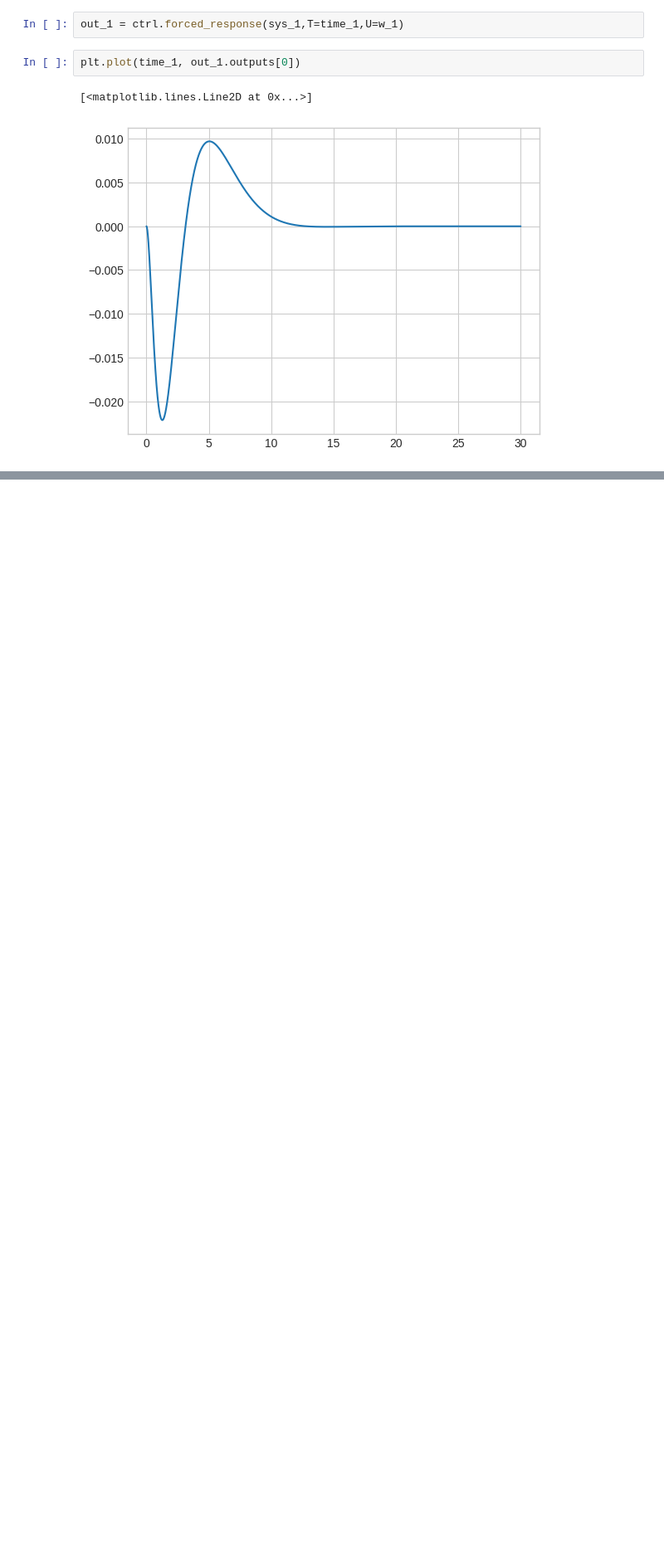
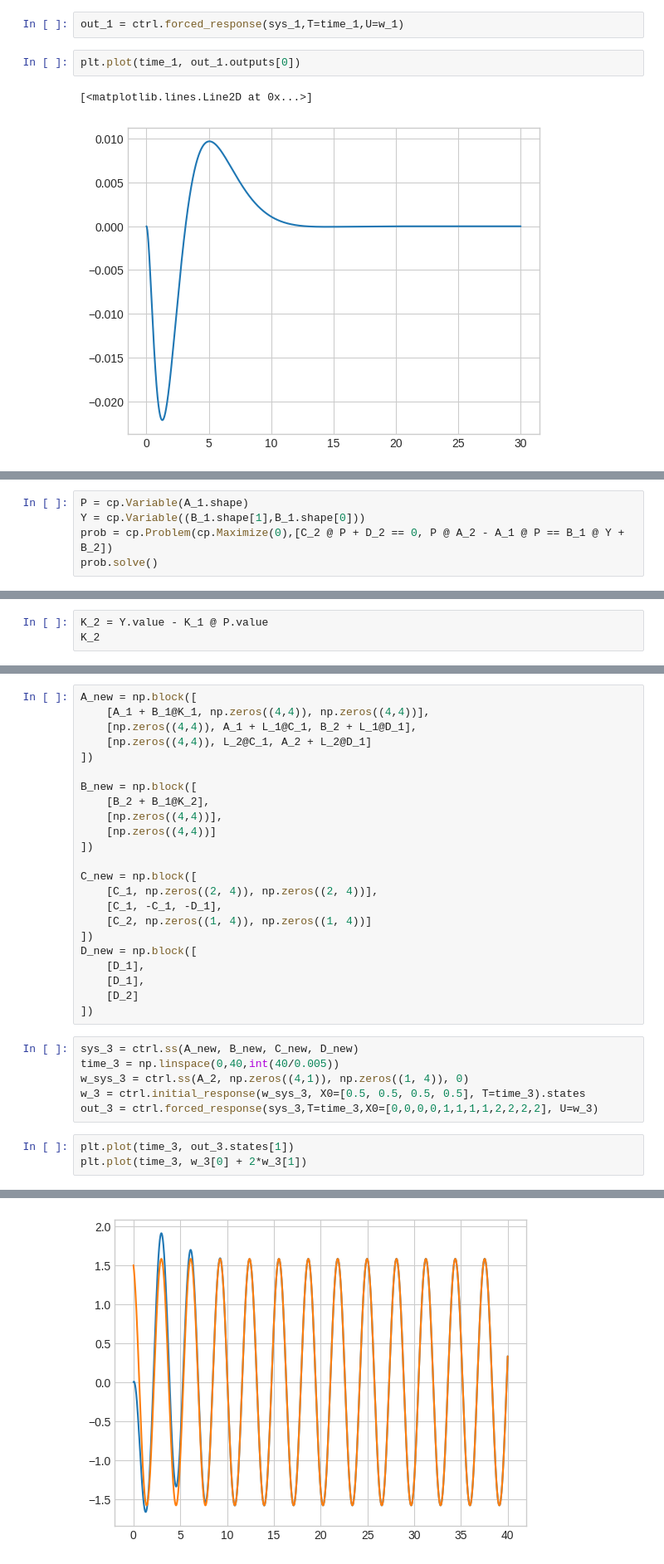
Before and after one commit to diuzhevVlad/control-theory-itmo-2023-2024, a Jupyter notebook: Lab12/Lab12.ipynb, the cells around one changed output, grey strips where cells are left out. Shown at 83% size. Drawn from its saved outputs; the diff is of its cells as text; blank space fills up the shorter version.

```diff
--- a/Lab12/Lab12.ipynb
+++ b/Lab12/Lab12.ipynb
@@ -129,0 +281,5 @@ plt.plot(time_1, out_1.outputs[0])
+# %%
+P = cp.Variable(A_1.shape)
+Y = cp.Variable((B_1.shape[1],B_1.shape[0]))
+prob = cp.Problem(cp.Maximize(0),[C_2 @ P + D_2 == 0, P @ A_2 - A_1 @ P == B_1 @ Y + B_2])
+prob.solve()
@@ -129,0 +288,3 @@ plt.plot(time_1, out_1.outputs[0])
+# %%
+K_2 = Y.value - K_1 @ P.value
+K_2
@@ -129,0 +298,33 @@ plt.plot(time_1, out_1.outputs[0])
+# %%
+A_new = np.block([
+    [A_1 + B_1@K_1, np.zeros((4,4)), np.zeros((4,4))],
+    [np.zeros((4,4)), A_1 + L_1@C_1, B_2 + L_1@D_1],
+    [np.zeros((4,4)), L_2@C_1, A_2 + L_2@D_1]
+])
+
+B_new = np.block([
+    [B_2 + B_1@K_2],
+    [np.zeros((4,4))],
+    [np.zeros((4,4))]
+])
+
+C_new = np.block([
+    [C_1, np.zeros((2, 4)), np.zeros((2, 4))],
+    [C_1, -C_1, -D_1],
+    [C_2, np.zeros((1, 4)), np.zeros((1, 4))]
+])
+D_new = np.block([
+    [D_1],
+    [D_1],
+    [D_2]
+])
+# %%
+sys_3 = ctrl.ss(A_new, B_new, C_new, D_new)
+time_3 = np.linspace(0,40,int(40/0.005))
+w_sys_3 = ctrl.ss(A_2, np.zeros((4,1)), np.zeros((1, 4)), 0)
+w_3 = ctrl.initial_response(w_sys_3, X0=[0.5, 0.5, 0.5, 0.5], T=time_3).states
+out_3 = ctrl.forced_response(sys_3,T=time_3,X0=[0,0,0,0,1,1,1,1,2,2,2,2], U=w_3)
+# %%
+plt.plot(time_3, out_3.states[1])
+plt.plot(time_3, w_3[0] + 2*w_3[1])
+# %% [output]
@@ -129,0 +332 @@ plt.plot(time_1, out_1.outputs[0])
+[figure, added]
```
Also changed, not shown: parts of 38 cells of this notebook.
